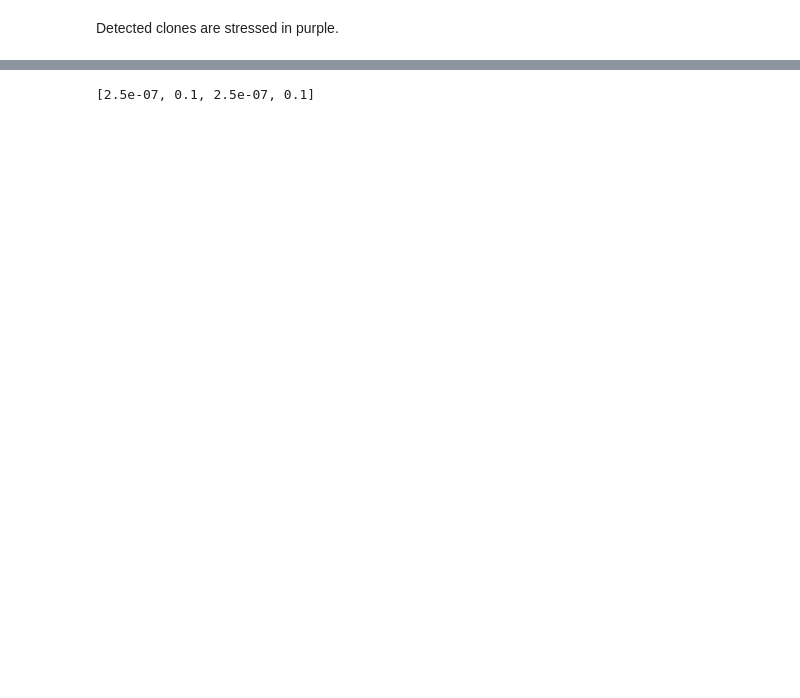
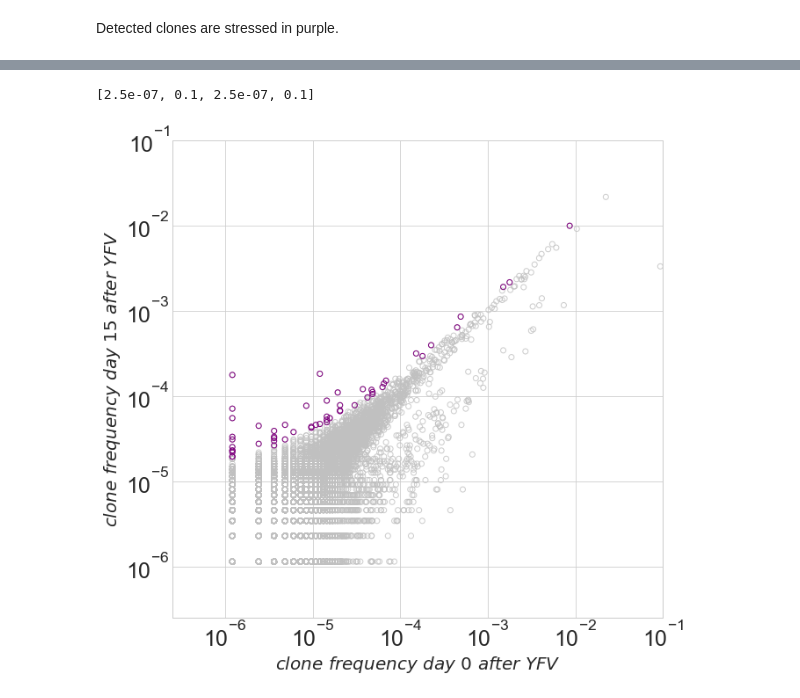
Before and after one commit to statbiophys/NoisET, a Jupyter notebook: NoisET example - Detection of responding clones.ipynb, the cells around one changed output, grey strips where cells are left out. Saved outputs shown, nothing was run; the diff lists cells and outputs as text; code cells hidden in the pictures; blank space fills up the shorter version.

```diff
--- a/NoisET example - Detection of responding clones.ipynb
+++ b/NoisET example - Detection of responding clones.ipynb
@@ -40,2 +39,0 @@ Name of the columns of second file are :  ['Clone fraction', 'Clone count', 'N.
-# %%
-n, df = cl_Q1.import_data()
@@ -122,12 +99,11 @@ table_expansion
 # %% [markdown]
 Detected clones are stressed in purple.
 # %%
-%matplotlib notebook
 plt.figure(figsize=(10,10))
 
 plt.style.use('seaborn-whitegrid')
-plt.scatter(df['Clone_fraction_1'], df['Clone_fraction_2'], c='none', alpha = 0.8, edgecolor='silver')
-plt.scatter(table_expansion['$f_1$'], table_expansion['$f_2$'], c='none', edgecolor='purple')
+plt.scatter(fractions1, fractions2, c='none', alpha = 0.8, edgecolor='silver')
+plt.scatter(table['counts1']/df['counts1'].sum(), table['counts2']/df['counts2'].sum(), c='none', edgecolor='purple')
 
 plt.xlabel(r'$clone \ frequency \ day \ 0 \ after \ YFV $', fontsize=20)
 plt.ylabel(r'$clone \ frequency \ day \ 15 \ after \ YFV $', fontsize=20)
@@ -140 +114,2 @@ plt.axis([2.5e-7, 1e-1, 2.5e-7, 1e-1])
 [2.5e-07, 0.1, 2.5e-07, 0.1]
+[figure, added]
```
Also changed, not shown: parts of 11 cells of this notebook, 16 other files.
